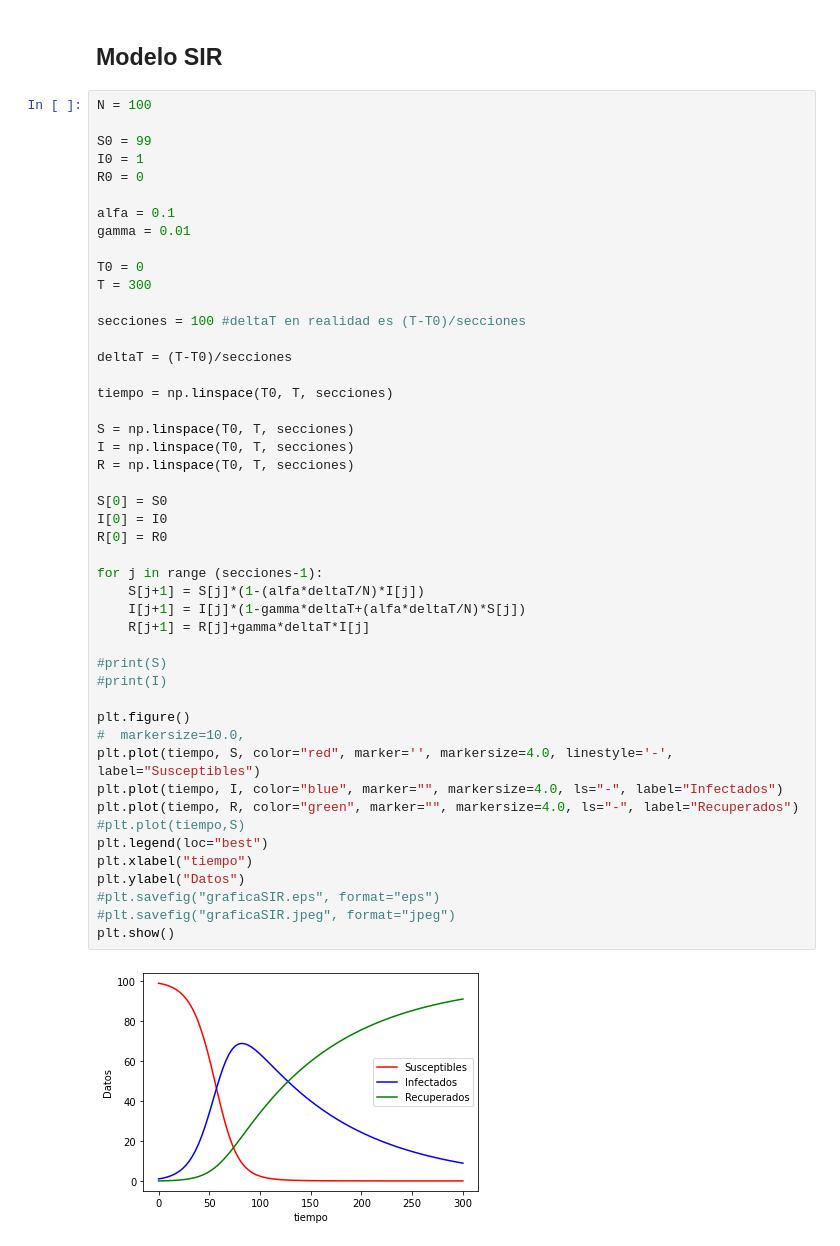
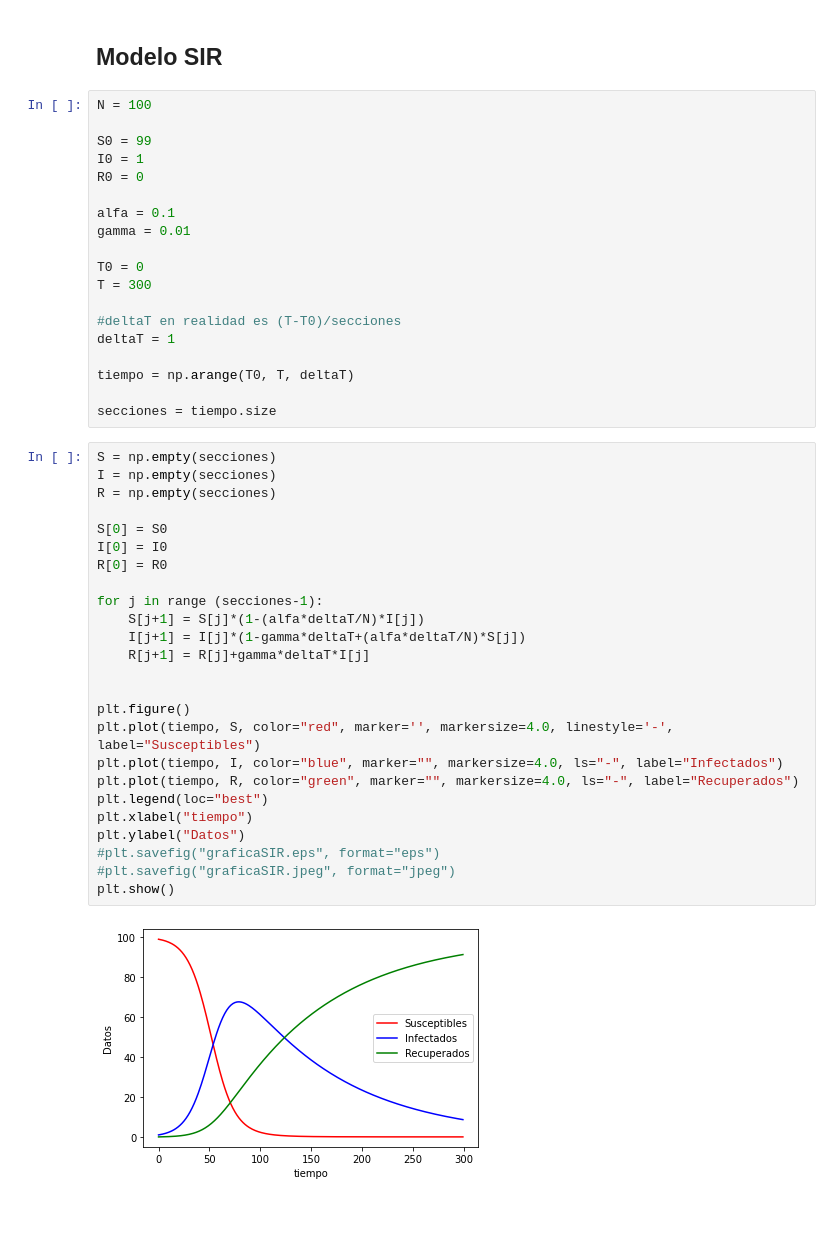
Before and after one commit to Mapachana/TFG, a Jupyter notebook: codigo/ajuste_parametros/Modelos_Discretos.ipynb, the cells around one changed output. Drawn from its saved outputs; the diff is of its cells as text; blank space fills up the shorter version.

```diff
--- a/codigo/ajuste_parametros/Modelos_Discretos.ipynb
+++ b/codigo/ajuste_parametros/Modelos_Discretos.ipynb
@@ -135,51 +123,48 @@ print(pcov)
 # %% [markdown]
 ## Modelo SIR
+# %%
+N = 100
+
+S0 = 99
+I0 = 1
+R0 = 0
+
+alfa = 0.1
+gamma = 0.01
+
+T0 = 0
+T = 300
+
+#deltaT en realidad es (T-T0)/secciones
+deltaT = 1
+
+tiempo = np.arange(T0, T, deltaT)
+
+secciones = tiempo.size
 # %%
-N = 100
-
-S0 = 99
-I0 = 1
-R0 = 0
-
-alfa = 0.1
-gamma = 0.01
-
-T0 = 0
-T = 300
-
-secciones = 100 #deltaT en realidad es (T-T0)/secciones
-
-deltaT = (T-T0)/secciones
-
-tiempo = np.linspace(T0, T, secciones)
-
-S = np.linspace(T0, T, secciones)
-I = np.linspace(T0, T, secciones)
-R = np.linspace(T0, T, secciones)
+S = np.empty(secciones)
+I = np.empty(secciones)
+R = np.empty(secciones)
 
 S[0] = S0
 I[0] = I0
 R[0] = R0
 
 for j in range (secciones-1):
     S[j+1] = S[j]*(1-(alfa*deltaT/N)*I[j])
     I[j+1] = I[j]*(1-gamma*deltaT+(alfa*deltaT/N)*S[j])
     R[j+1] = R[j]+gamma*deltaT*I[j]
 
-#print(S)
-#print(I)
 
 plt.figure()
-#  markersize=10.0,
 plt.plot(tiempo, S, color="red", marker='', markersize=4.0, linestyle='-', label="Susceptibles")
 plt.plot(tiempo, I, color="blue", marker="", markersize=4.0, ls="-", label="Infectados")
 plt.plot(tiempo, R, color="green", marker="", markersize=4.0, ls="-", label="Recuperados")
-#plt.plot(tiempo,S)
 plt.legend(loc="best")
 plt.xlabel("tiempo")
 plt.ylabel("Datos")
 #plt.savefig("graficaSIR.eps", format="eps")
 #plt.savefig("graficaSIR.jpeg", format="jpeg")
 plt.show()
 # %% [output]
-[figure, old version]
+[figure, new version]
```
Also changed, not shown: parts of 10 cells of this notebook, 1 other file.
